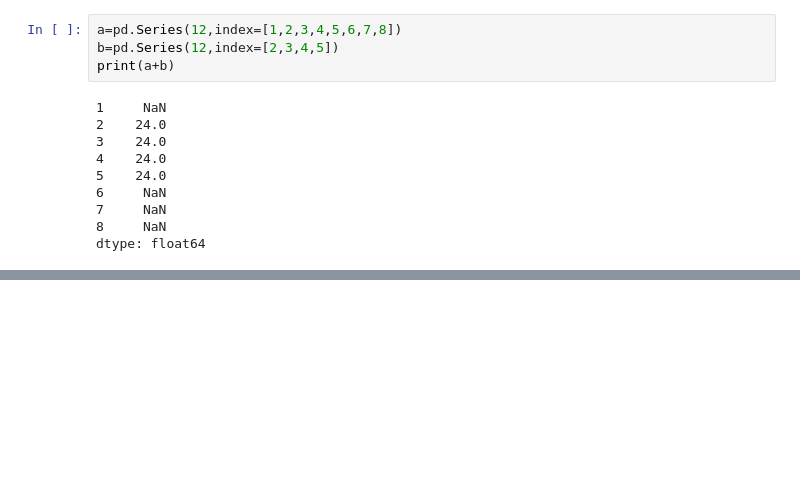
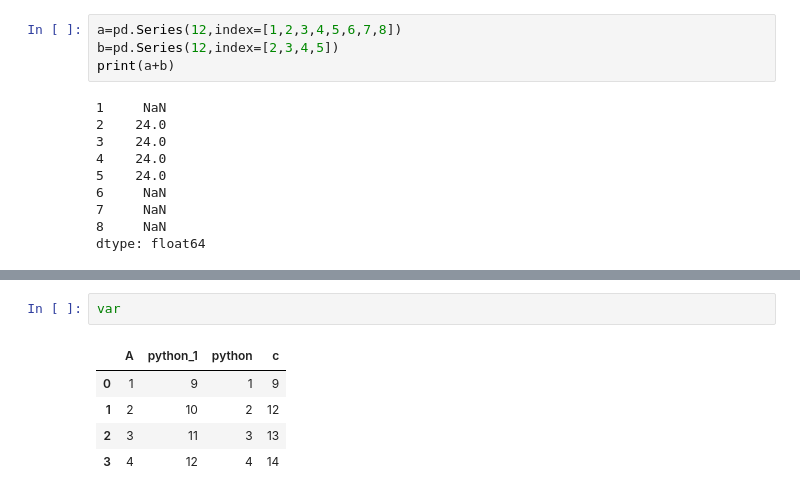
Before and after one commit to SaUmYa702/python-2024-2025-, a Jupyter notebook: analysis/analysis1.ipynb, the cells around one changed output, grey strips where cells are left out. Saved outputs shown, nothing was run; the diff lists cells and outputs as text; blank space fills up the shorter version.

```diff
--- a/analysis/analysis1.ipynb
+++ b/analysis/analysis1.ipynb
@@ -191,0 +322,8 @@ dtype: float64
+# %%
+var
+# %% [output]
+|  | A | python_1 | python | c |
+| 0 | 1 | 9 | 1 | 9 |
+| 1 | 2 | 10 | 2 | 12 |
+| 2 | 3 | 11 | 3 | 13 |
+| 3 | 4 | 12 | 4 | 14 |
```
Also changed, not shown: parts of 16 cells of this notebook, 3 other files.
